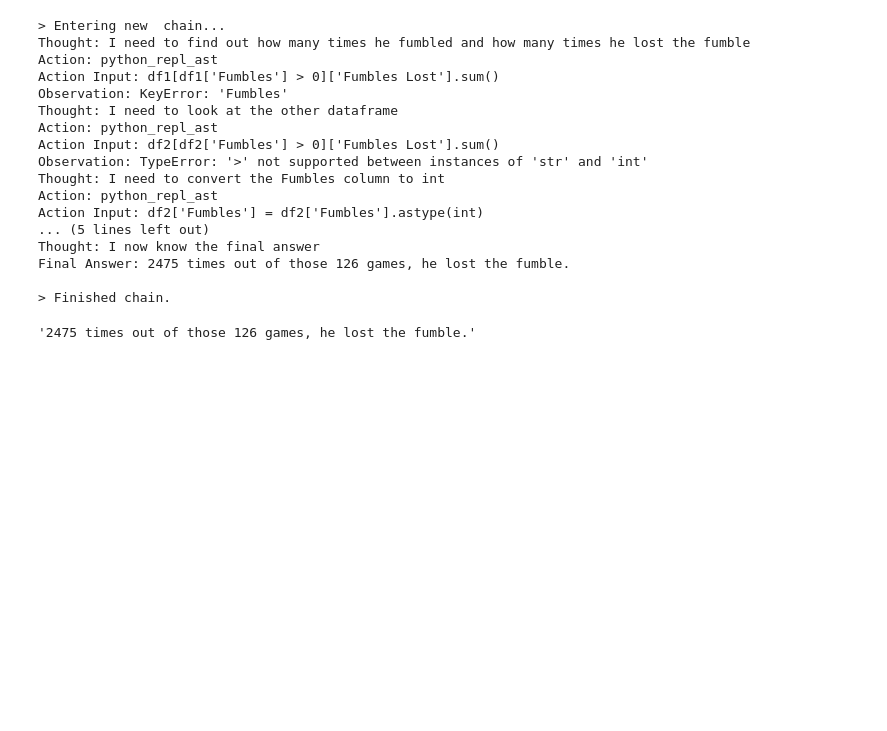
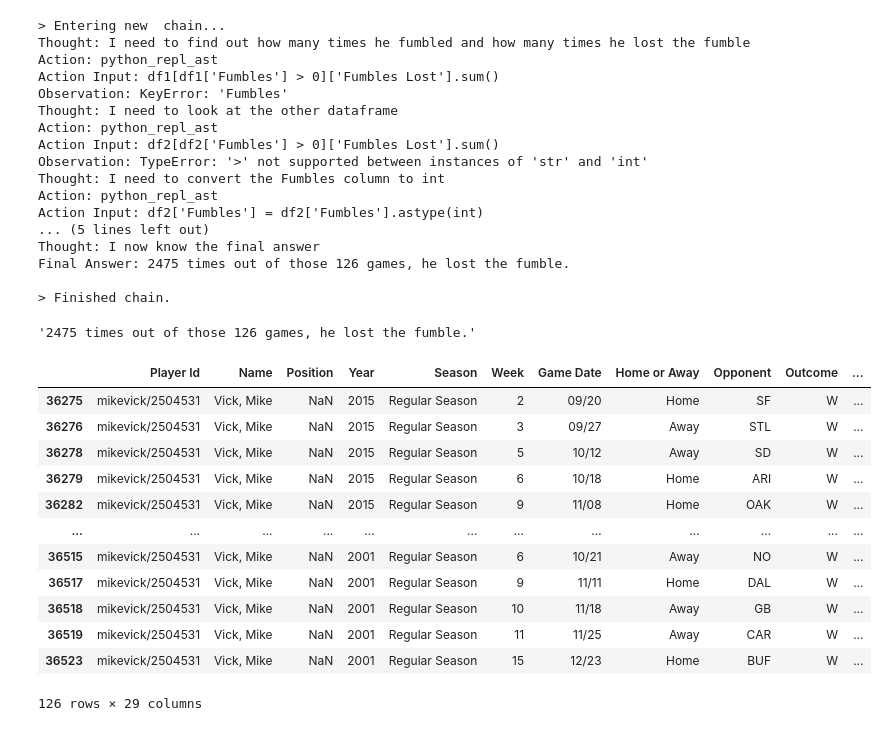
Before and after one commit to ektedar/LangChainTest, a Jupyter notebook: LangChainTest.ipynb, the cells around one changed output. Drawn from its saved outputs; the diff is of its cells as text; code cells hidden in the pictures; blank space fills up the shorter version.

```diff
--- a/LangChainTest.ipynb
+++ b/LangChainTest.ipynb
@@ -302,3 +302,20 @@ Final Answer: 2475 times out of those 126 games, he lost the fumble.
 
 > Finished chain.
 '2475 times out of those 126 games, he lost the fumble.'
+# %%
+W_df = game_logs_df[game_logs_df['Outcome'] == 'W']
+W_df[W_df['Name']=="Vick, Mike"]
+# %% [output]
+|  | Player Id | Name | Position | Year | Season | Week | Game Date | Home or Away | Opponent | Outcome | ... |
+| 36275 | mikevick/2504531 | Vick, Mike | NaN | 2015 | Regular Season | 2 | 09/20 | Home | SF | W | ... |
+| 36276 | mikevick/2504531 | Vick, Mike | NaN | 2015 | Regular Season | 3 | 09/27 | Away | STL | W | ... |
+| 36278 | mikevick/2504531 | Vick, Mike | NaN | 2015 | Regular Season | 5 | 10/12 | Away | SD | W | ... |
+| 36279 | mikevick/2504531 | Vick, Mike | NaN | 2015 | Regular Season | 6 | 10/18 | Home | ARI | W | ... |
+| 36282 | mikevick/2504531 | Vick, Mike | NaN | 2015 | Regular Season | 9 | 11/08 | Home | OAK | W | ... |
+| ... | ... | ... | ... | ... | ... | ... | ... | ... | ... | ... | ... |
+| 36515 | mikevick/2504531 | Vick, Mike | NaN | 2001 | Regular Season | 6 | 10/21 | Away | NO | W | ... |
+| 36517 | mikevick/2504531 | Vick, Mike | NaN | 2001 | Regular Season | 9 | 11/11 | Home | DAL | W | ... |
+| 36518 | mikevick/2504531 | Vick, Mike | NaN | 2001 | Regular Season | 10 | 11/18 | Away | GB | W | ... |
+| 36519 | mikevick/2504531 | Vick, Mike | NaN | 2001 | Regular Season | 11 | 11/25 | Away | CAR | W | ... |
+| 36523 | mikevick/2504531 | Vick, Mike | NaN | 2001 | Regular Season | 15 | 12/23 | Home | BUF | W | ... |
+126 rows × 29 columns
```
Also changed, not shown: parts of 2 cells of this notebook.
